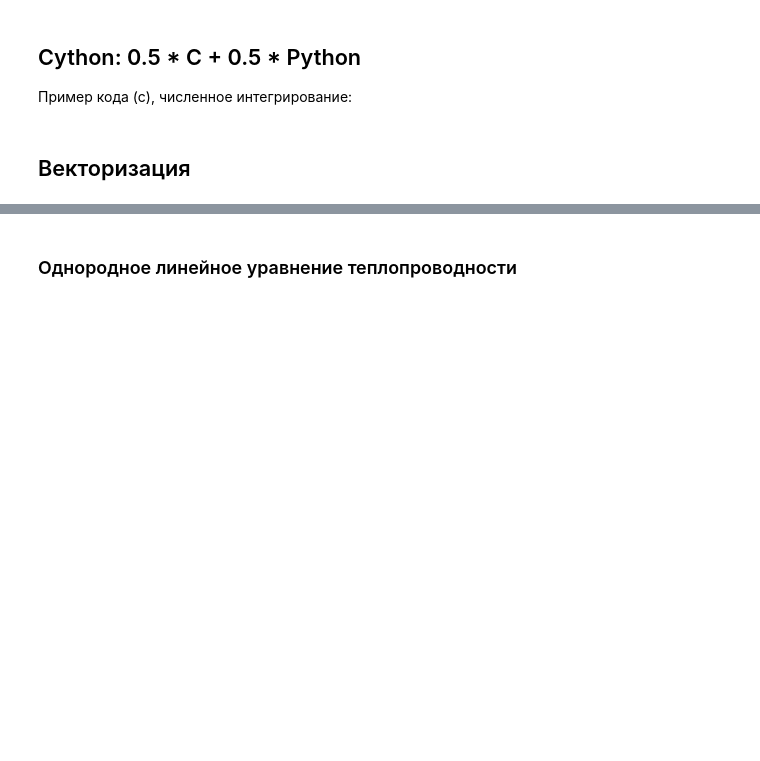
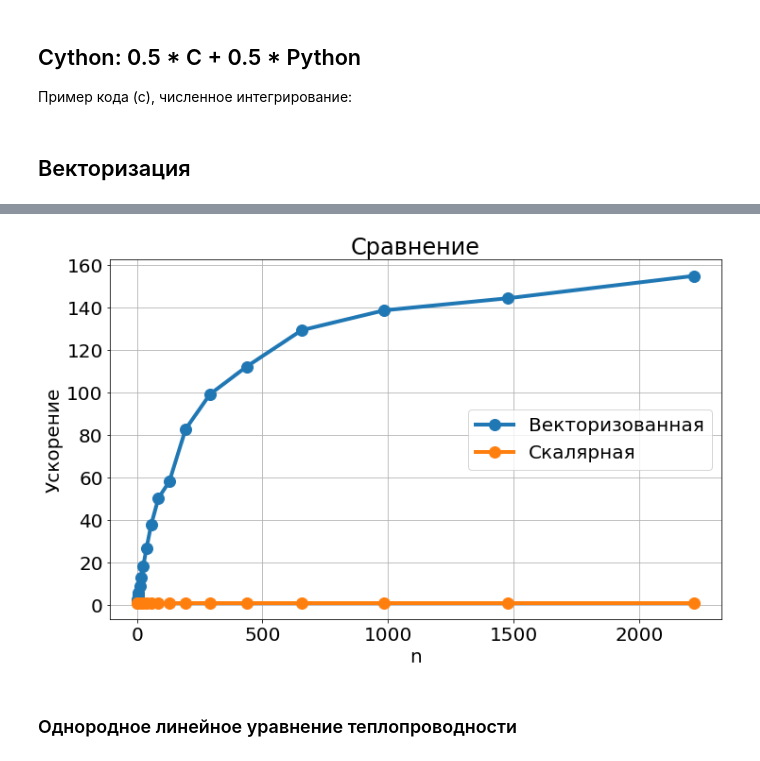
Before and after one commit to akar1492/edu_num_methods_python, a Jupyter notebook: lecture_12_speedup/lecture_12_speedup.ipynb, the cells around one changed output, grey strips where cells are left out. Saved outputs shown, nothing was run; the diff lists cells and outputs as text; code cells hidden in the pictures; blank space fills up the shorter version.

```diff
--- a/lecture_12_speedup/lecture_12_speedup.ipynb
+++ b/lecture_12_speedup/lecture_12_speedup.ipynb
@@ -165,7 +209,8 @@ plt.show()
 def SpecificFunctionArrayVectorized(array):
     return np.cos(np.sin(array[:]**2.)) / (1. + np.exp(-2.*array[:]))
 # %%
-# графики ускорений
+# для графика ускорений
+lengthsList = [int(1.5**i) for i in range(2, 20)]
 runtimesScalarList, runtimesVectorizedList = [], []
 
 
@@ -182,13 +227,3 @@ for length in lengthsList:
 
 runtimesScalarList = np.array(runtimesScalarList)
 runtimesVectorizedList = np.array(runtimesVectorizedList)
-
-plt.figure(figsize=figsizeConst)
-plt.title('Comparison')
-plt.plot(lengthsList[:], runtimesScalarList[:]/runtimesVectorizedList[:], 'r-o', label='Vectorized', linewidth=3, markersize = 7)
-plt.plot(lengthsList[:], runtimesScalarList[:]/runtimesScalarList[:], 'b-o', label='Scalar', linewidth=3, markersize = 7)
-plt.ylabel('Speedup')
-plt.xlabel('n')
-plt.legend(loc='best')
-plt.grid('on')
-plt.show()
@@ -195,3 +248,16 @@ plt.show()
+# %%
+# графики ускорений
+plt.figure(figsize=figsizeConst)
+plt.title('Сравнение')
+plt.plot(lengthsList[:], runtimesScalarList[:]/runtimesVectorizedList[:], label='Векторизованная')
+plt.plot(lengthsList[:], runtimesScalarList[:]/runtimesScalarList[:], label='Скалярная')
+plt.ylabel('Ускорение')
+plt.xlabel('n')
+plt.legend(loc='best')
+plt.grid('off')
+plt.show()
+# %% [output]
+[figure, added]
 # %% [markdown]
 ### Однородное линейное уравнение теплопроводности
 # %%
```
Also changed, not shown: parts of 46 cells of this notebook.
